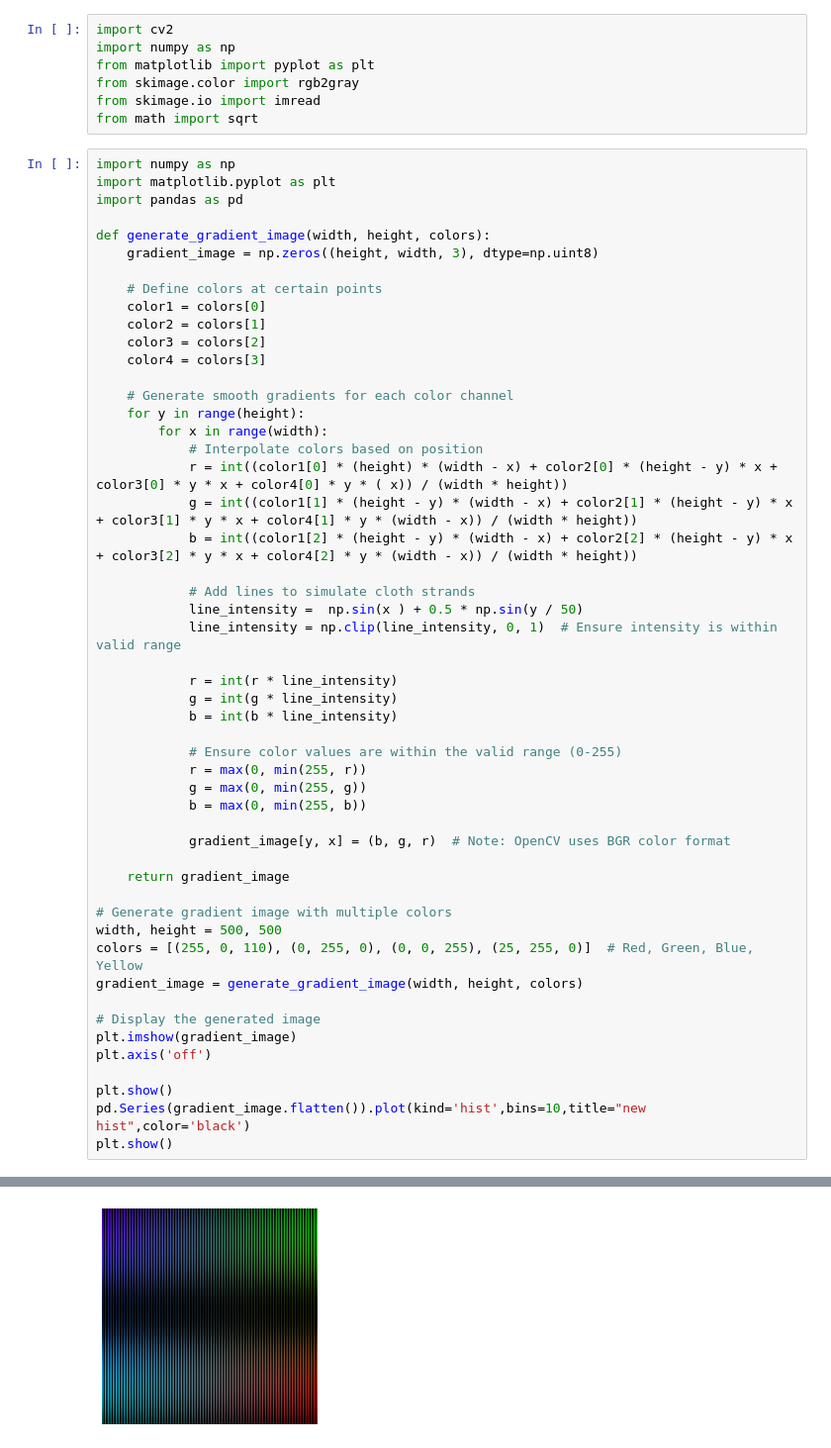
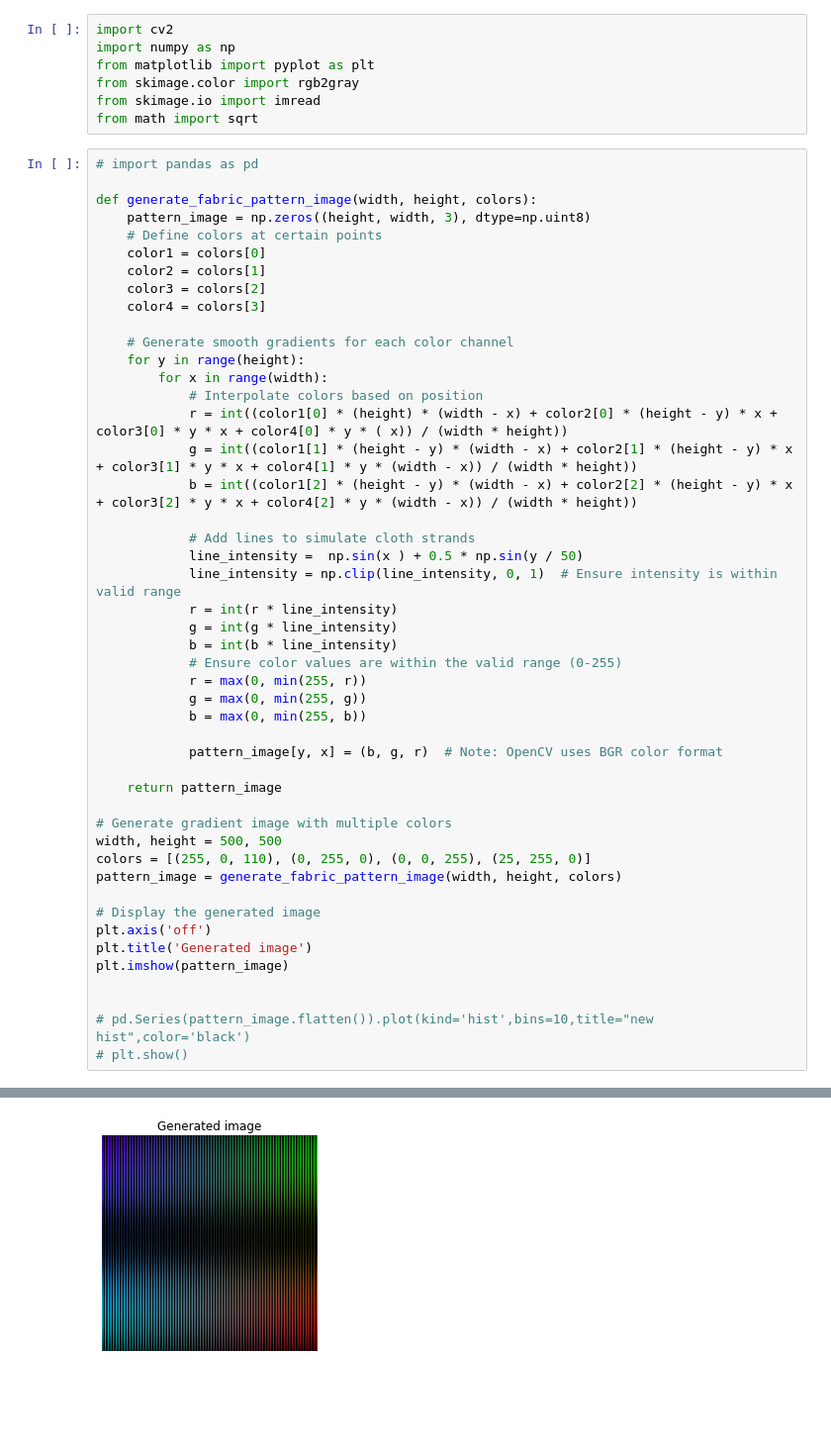
Before and after one commit to Abdelrahman776/Fabric-pattern-Image-Generator, a Jupyter notebook: assigment1.ipynb, the cells around one changed output, grey strips where cells are left out. Shown: that part at 99% size. Cells and saved outputs as stored; diff of their text form; blank space fills up the shorter version.

Commit message:
finish generate_fabric_pattern_image function ,seperate rgb channels

```diff
--- a/assigment1.ipynb
+++ b/assigment1.ipynb
@@ -6,13 +6,10 @@ from skimage.color import rgb2gray
 from skimage.io import imread
 from math import sqrt
 # %%
-import numpy as np
-import matplotlib.pyplot as plt
-import pandas as pd
+# import pandas as pd
 
-def generate_gradient_image(width, height, colors):
-    gradient_image = np.zeros((height, width, 3), dtype=np.uint8)
-
+def generate_fabric_pattern_image(width, height, colors):
+    pattern_image = np.zeros((height, width, 3), dtype=np.uint8)
     # Define colors at certain points
     color1 = colors[0]
     color2 = colors[1]
@@ -30,30 +27,29 @@ def generate_gradient_image(width, height, colors):
             # Add lines to simulate cloth strands
             line_intensity =  np.sin(x ) + 0.5 * np.sin(y / 50)
             line_intensity = np.clip(line_intensity, 0, 1)  # Ensure intensity is within valid range
-
             r = int(r * line_intensity)
             g = int(g * line_intensity)
             b = int(b * line_intensity)
-
             # Ensure color values are within the valid range (0-255)
             r = max(0, min(255, r))
             g = max(0, min(255, g))
             b = max(0, min(255, b))
 
-            gradient_image[y, x] = (b, g, r)  # Note: OpenCV uses BGR color format
+            pattern_image[y, x] = (b, g, r)  # Note: OpenCV uses BGR color format
 
-    return gradient_image
+    return pattern_image
 
 # Generate gradient image with multiple colors
 width, height = 500, 500
-colors = [(255, 0, 110), (0, 255, 0), (0, 0, 255), (25, 255, 0)]  # Red, Green, Blue, Yellow
-gradient_image = generate_gradient_image(width, height, colors)
+colors = [(255, 0, 110), (0, 255, 0), (0, 0, 255), (25, 255, 0)]
+pattern_image = generate_fabric_pattern_image(width, height, colors)
 
 # Display the generated image
-plt.imshow(gradient_image)
 plt.axis('off')
+plt.title('Generated image')
+plt.imshow(pattern_image)
 
-plt.show()
-pd.Series(gradient_image.flatten()).plot(kind='hist',bins=10,title="new hist",color='black')
-plt.show()
+
+# pd.Series(pattern_image.flatten()).plot(kind='hist',bins=10,title="new hist",color='black')
+# plt.show()
 # %% [output]
@@ -60 +57 @@ plt.show()
-[figure, old version]
+[figure, new version]
```
Also changed, not shown: parts of 8 cells of this notebook.
